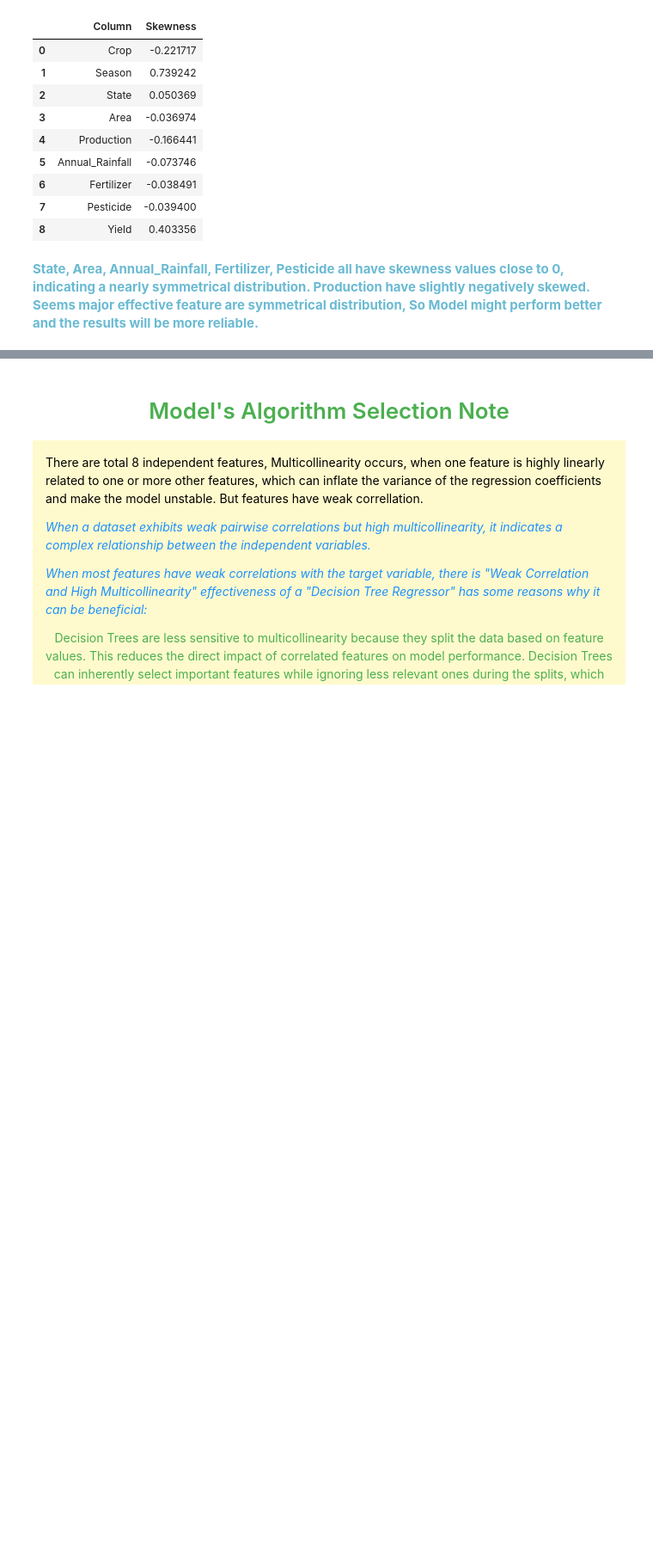
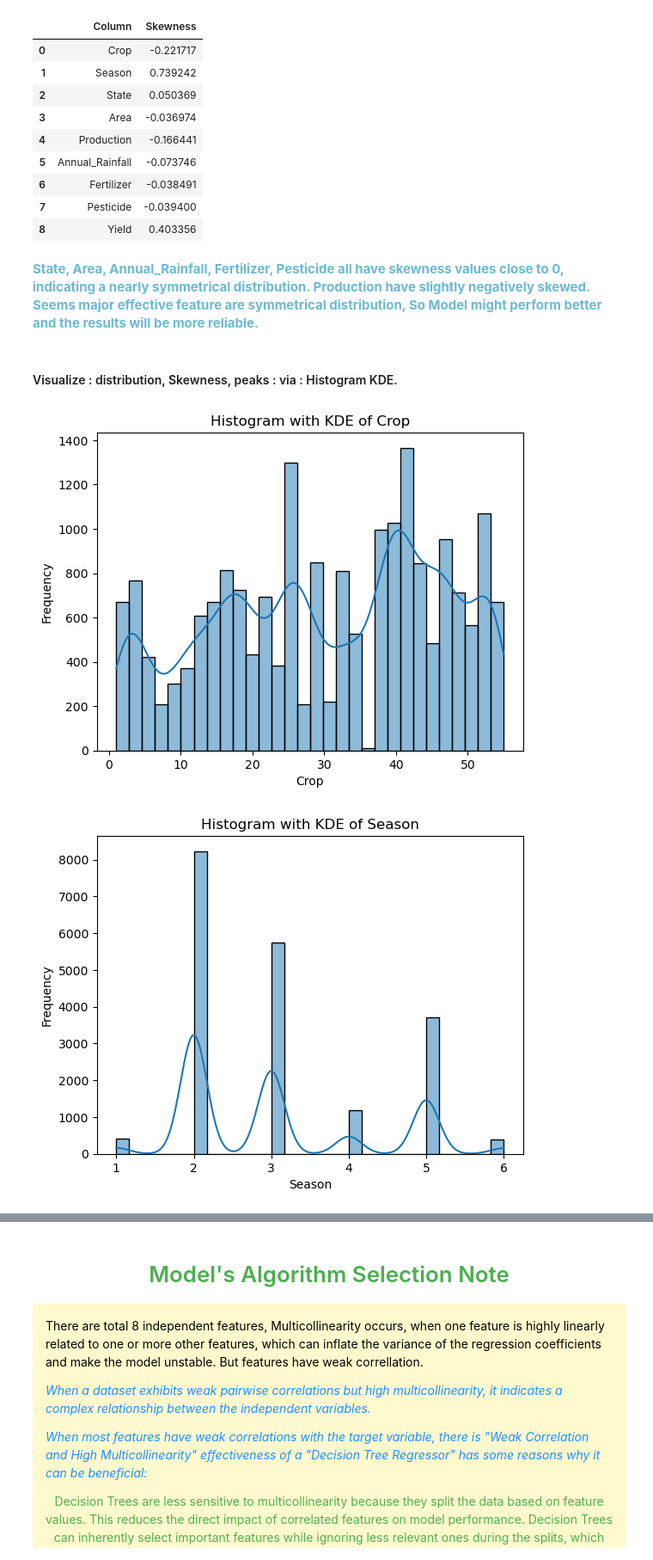
Before and after one commit to RajeshBisht28/CapstoneProectOne, a Jupyter notebook: Crop_prediction_RC_V100.ipynb, the cells around one changed output, grey strips where cells are left out. Shown at 86% size. Cells and saved outputs as stored; diff of their text form; code cells hidden in the pictures; blank space fills up the shorter version.

```diff
--- a/Crop_prediction_RC_V100.ipynb
+++ b/Crop_prediction_RC_V100.ipynb
@@ -516,3 +516,29 @@ styled_skewness
 <div>
     <span style="color: #6abad2; font-size: 15px; font-weight: bold; ">State, Area, Annual_Rainfall, Fertilizer, Pesticide all have skewness values close to 0, indicating a nearly symmetrical distribution. Production have slightly negatively skewed. Seems major effective feature are symmetrical distribution, So Model might perform better and the results will be more reliable.</span>
 </div>
+# %% [markdown]
+#### Visualize : distribution, Skewness, peaks : via : Histogram KDE.
+# %%
+import pandas as pd
+import seaborn as sns
+import matplotlib.pyplot as plt
+import numpy as np
+import warnings
+
+# Replace inf values with NaN
+df_remove_outliers.replace([np.inf, -np.inf], np.nan, inplace=True)
+warnings.simplefilter(action='ignore', category=FutureWarning)
+# List of columns
+columns = df_boxcox.columns
+
+# Plot histogram with KDE for each column
+for column in columns:
+    plt.figure()
+    sns.histplot(df_remove_outliers[column].dropna(), kde=True, bins=30)
+    plt.title(f'Histogram with KDE of {column}')
+    plt.xlabel(column)
+    plt.ylabel('Frequency')
+    plt.show()
+# %% [output]
+[figure, added]
+[figure, added]
```
Also changed, not shown: parts of 1 cell of this notebook, 1 other file.
